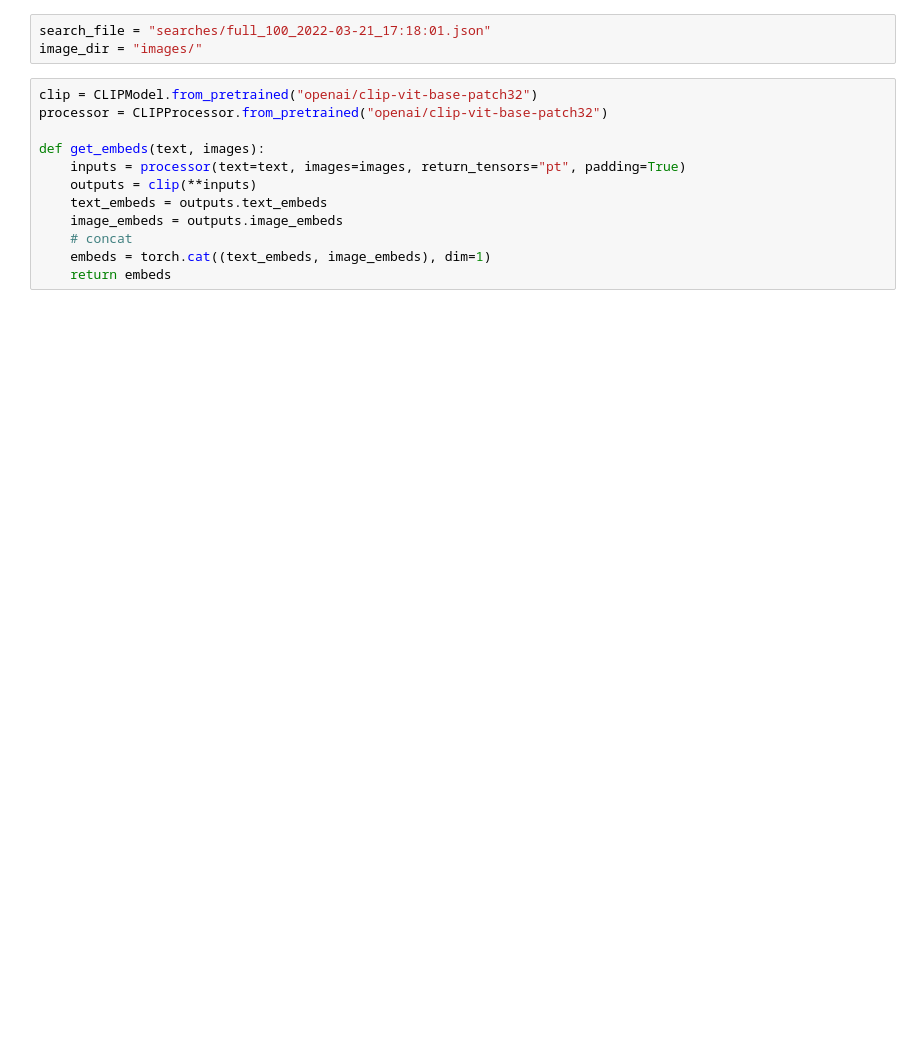
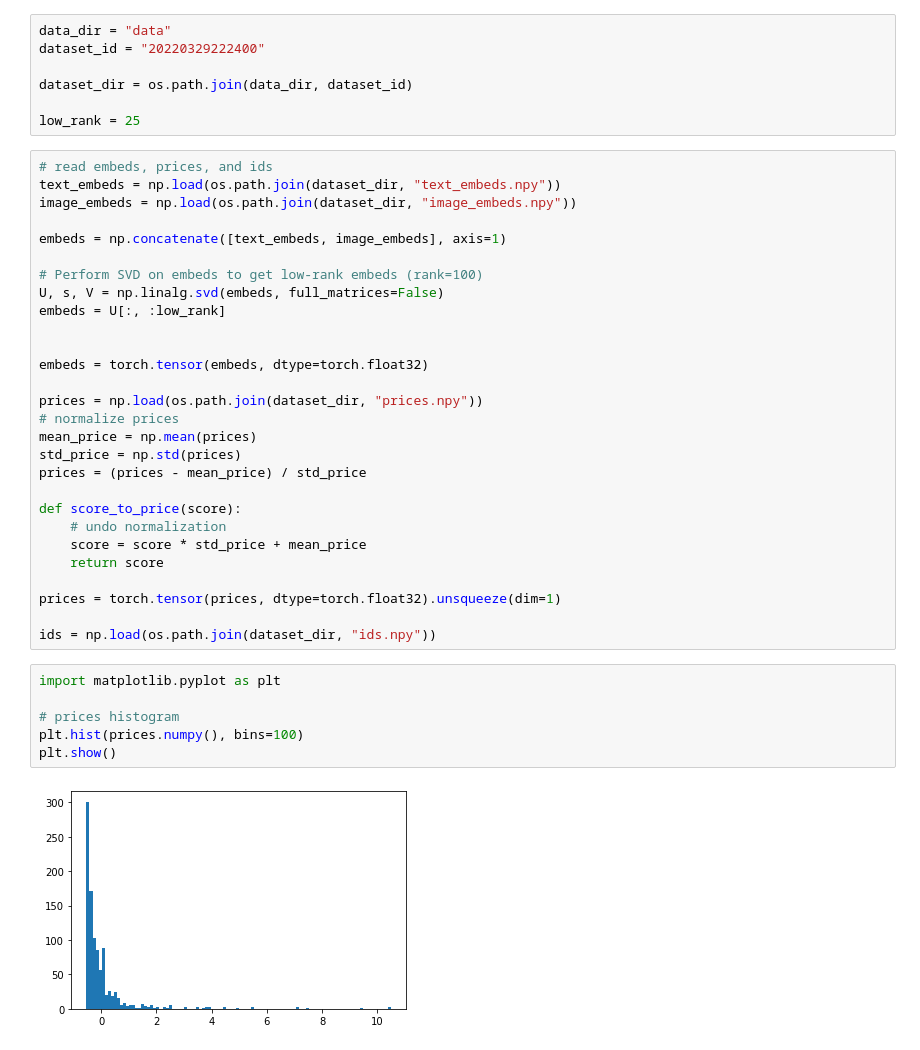
Before and after one commit to billray0259/craigslist_ML, a Jupyter notebook: price_predictor.ipynb, the cells around one changed output. Saved outputs shown, nothing was run; the diff lists cells and outputs as text; blank space fills up the shorter version.

```diff
--- a/price_predictor.ipynb
+++ b/price_predictor.ipynb
@@ -15,15 +12,43 @@ import torch.functional as F
-# %%
-search_file = "searches/full_100_2022-03-21_17:18:01.json"
-image_dir = "images/"
-# %%
-clip = CLIPModel.from_pretrained("openai/clip-vit-base-patch32")
-processor = CLIPProcessor.from_pretrained("openai/clip-vit-base-patch32")
-
-def get_embeds(text, images):
-    inputs = processor(text=text, images=images, return_tensors="pt", padding=True)
-    outputs = clip(**inputs)
-    text_embeds = outputs.text_embeds
-    image_embeds = outputs.image_embeds
-    # concat
-    embeds = torch.cat((text_embeds, image_embeds), dim=1)
-    return embeds
+# %%
+data_dir = "data"
+dataset_id = "20220329222400"
+
+dataset_dir = os.path.join(data_dir, dataset_id)
+
+low_rank = 25
+# %%
+# read embeds, prices, and ids
+text_embeds = np.load(os.path.join(dataset_dir, "text_embeds.npy"))
+image_embeds = np.load(os.path.join(dataset_dir, "image_embeds.npy"))
+
+embeds = np.concatenate([text_embeds, image_embeds], axis=1)
+
+# Perform SVD on embeds to get low-rank embeds (rank=100)
+U, s, V = np.linalg.svd(embeds, full_matrices=False)
+embeds = U[:, :low_rank]
+
+
+embeds = torch.tensor(embeds, dtype=torch.float32)
+
+prices = np.load(os.path.join(dataset_dir, "prices.npy"))
+# normalize prices
+mean_price = np.mean(prices)
+std_price = np.std(prices)
+prices = (prices - mean_price) / std_price
+
+def score_to_price(score):
+    # undo normalization
+    score = score * std_price + mean_price
+    return score
+
+prices = torch.tensor(prices, dtype=torch.float32).unsqueeze(dim=1)
+
+ids = np.load(os.path.join(dataset_dir, "ids.npy"))
+# %%
+import matplotlib.pyplot as plt
+
+# prices histogram
+plt.hist(prices.numpy(), bins=100)
+plt.show()
+# %% [output]
+[figure, added]
```
Also changed, not shown: parts of 8 cells of this notebook, 8 other files.
